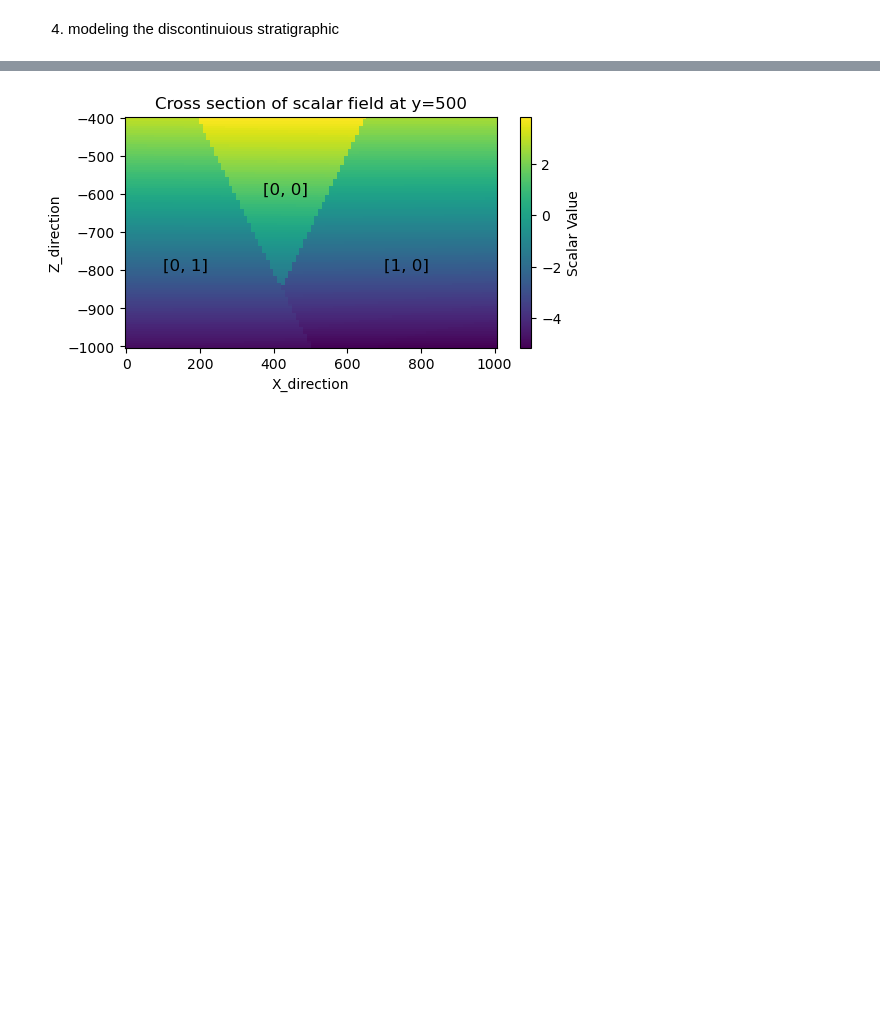
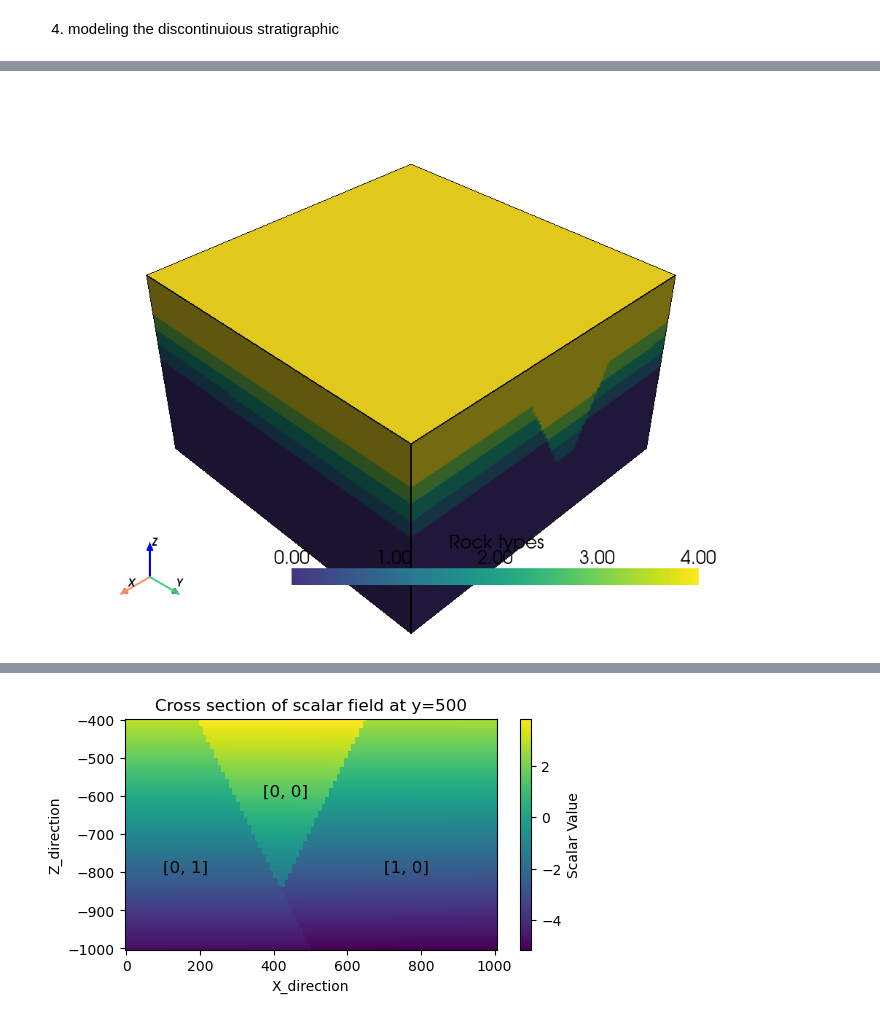
Before and after one commit to Keven-Gao/fault-in-NNG, a Jupyter notebook: case1.ipynb, the cells around one changed output, grey strips where cells are left out. Cells and saved outputs as stored; diff of their text form; code cells hidden in the pictures; blank space fills up the shorter version.

```diff
--- a/case1.ipynb
+++ b/case1.ipynb
@@ -127,6 +166,8 @@ Inference time: 0.05800032615661621 seconds
 ------Finish-------
 # %%
-plot.stratigraphic(scalar_field_strats)
+plot.stratigraphic(scalar_field_strats, notebook=True)
+# %% [output]
+[figure, added]
 # %%
 plot.final_structure(fautl_mesh_list = [finit_fault_1, fault_2],   # fault mesh list after editing
                         stratigraphic_mesh = stratigraphic_mesh,   # stratigraphic mesh
```
Also changed, not shown: parts of 7 cells of this notebook, 6 other files.
